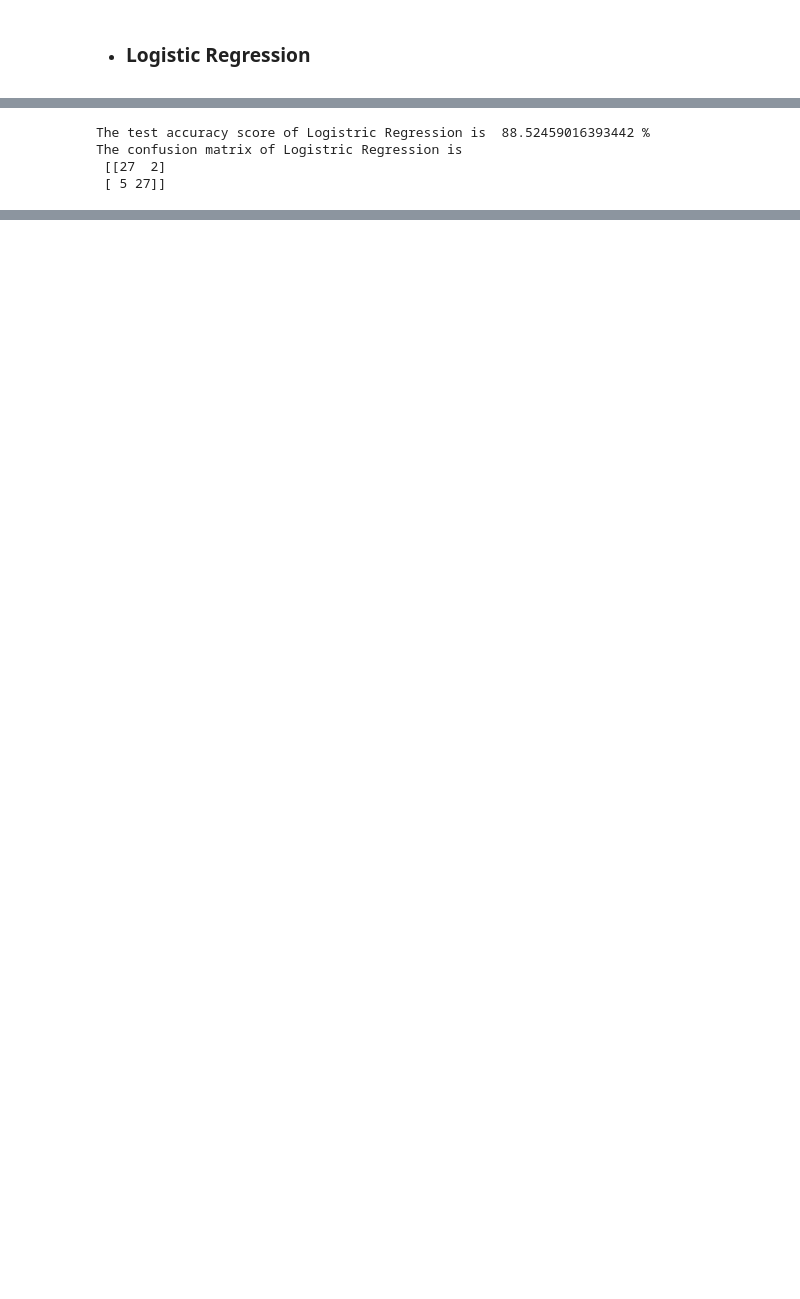
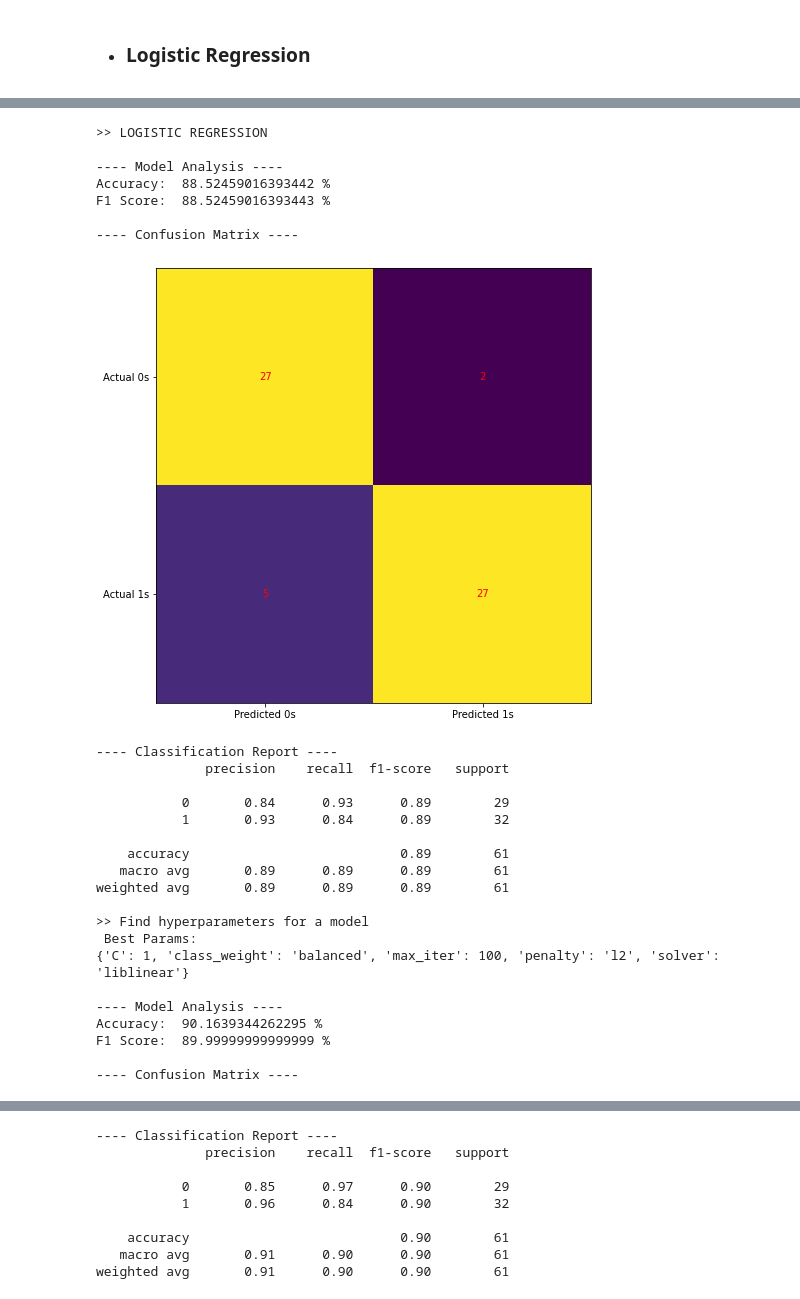
Before and after one commit to joaoreis16/heart_attack_prediction, a Jupyter notebook: code/main.ipynb, the cells around one changed output, grey strips where cells are left out. Saved outputs shown, nothing was run; the diff lists cells and outputs as text; code cells hidden in the pictures; blank space fills up the shorter version.

```diff
--- a/code/main.ipynb
+++ b/code/main.ipynb
@@ -330,6 +400,7 @@ data1 = pd.get_dummies(data1, columns = cat_cols, drop_first = True)
 # defining the features and target
 X = data1.drop(['output'],axis=1)
 y = data1[['output']]
+y = y.values.ravel()    # change the shape of y to (n_samples, )
 
 X_train, X_test, y_train, y_test = train_test_split(X, y, test_size=0.2, random_state=42)
 
@@ -344,20 +415,49 @@ X_test = st_x.transform(X_test)
-# %%
-# instantiating the object
-logreg = LogisticRegression()
-
-# fitting the object
-logreg.fit(X_train, y_train)
-
-# finding the predicted valued
-y_pred = logreg.predict(X_test)
-
-# printing the test accuracy
-print("The test accuracy score of Logistric Regression is ", accuracy_score(y_test, y_pred) * 100 ,"%")
-
-cm = confusion_matrix(y_test, y_pred)
-print("The confusion matrix of Logistric Regression is \n", cm)
-# %% [output]
-The test accuracy score of Logistric Regression is  88.52459016393442 %
-The confusion matrix of Logistric Regression is
- [[27  2]
- [ 5 27]]
+# %%
+print(">> LOGISTIC REGRESSION")
+
+# Base Model
+logreg = LogisticRegression()
+train_and_analyze(logreg, X_train, y_train, X_test, y_test)
+
+
+# Hypertuned Params
+logreg_params = [{'solver': ['liblinear'], 'max_iter': [100, 400, 800],
+                  'C': [0.1, 1, 10, 100, 1000], 'class_weight': ['balanced'],
+                  'penalty': ['l1', 'l2']}]
+best_logreg_params = hyperparameters(logreg, logreg_params , X_train, y_train)
+
+logreg.set_params(**best_logreg_params)
+train_and_analyze(logreg, X_train, y_train, X_test, y_test)
+
+
+# K-Fold Cross-Validation
+kfmodel = kfold(logreg, 5, X_train, y_train, X_test, y_test)
+train_and_analyze(kfmodel, X_train, y_train, X_test, y_test)
+# %% [output]
+>> LOGISTIC REGRESSION
+
+---- Model Analysis ----
+Accuracy:  88.52459016393442 %
+F1 Score:  88.52459016393443 %
+
+---- Confusion Matrix ----
+[figure, added]
+---- Classification Report ----
+              precision    recall  f1-score   support
+
+           0       0.84      0.93      0.89        29
+           1       0.93      0.84      0.89        32
+
+    accuracy                           0.89        61
+   macro avg       0.89      0.89      0.89        61
+weighted avg       0.89      0.89      0.89        61
+
+>> Find hyperparameters for a model
+ Best Params:
+{'C': 1, 'class_weight': 'balanced', 'max_iter': 100, 'penalty': 'l2', 'solver': 'liblinear'}
+
+---- Model Analysis ----
+Accuracy:  90.1639344262295 %
+F1 Score:  89.99999999999999 %
+
+---- Confusion Matrix ----
@@ -363,0 +483,9 @@ The confusion matrix of Logistric Regression is
+---- Classification Report ----
+              precision    recall  f1-score   support
+
+           0       0.85      0.97      0.90        29
+           1       0.96      0.84      0.90        32
+
+    accuracy                           0.90        61
+   macro avg       0.91      0.90      0.90        61
+weighted avg       0.91      0.90      0.90        61
```
Also changed, not shown: parts of 7 cells of this notebook.
